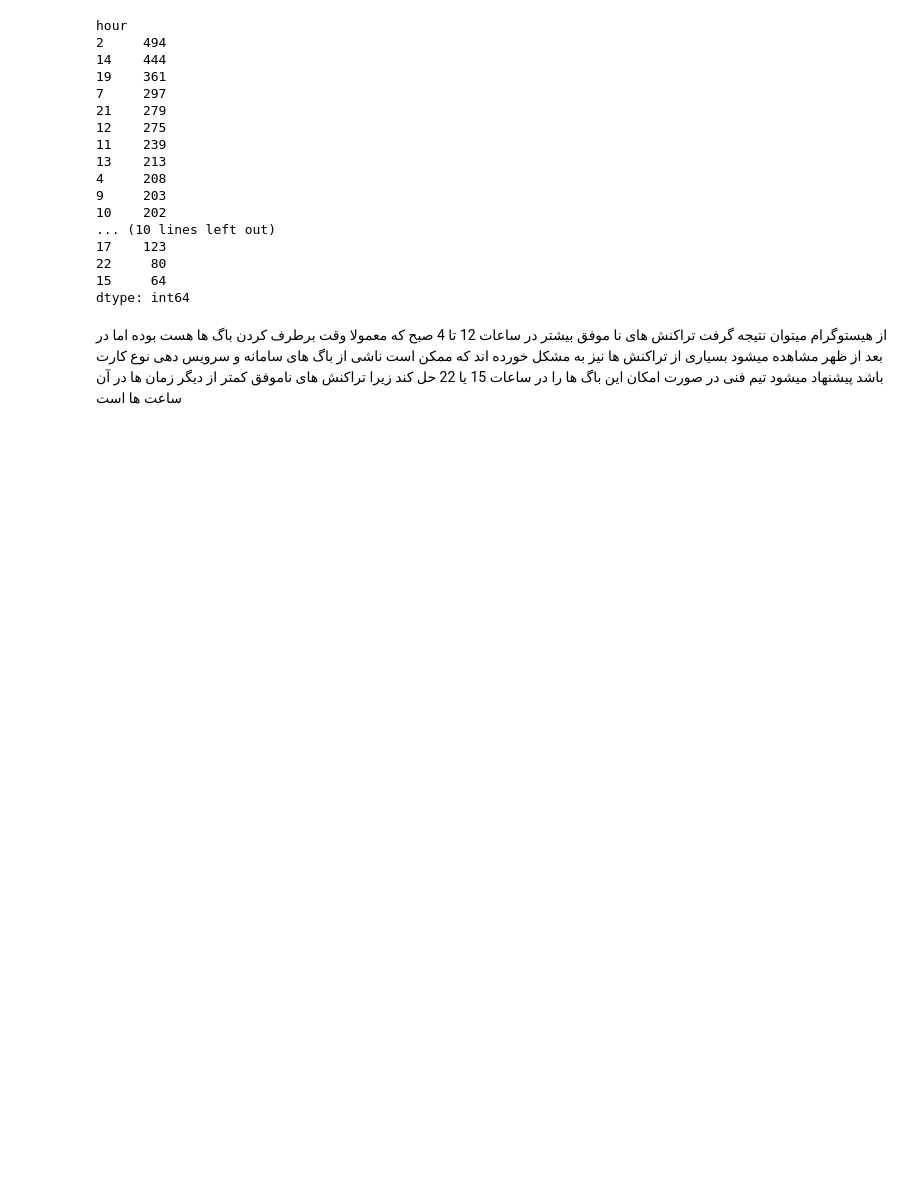
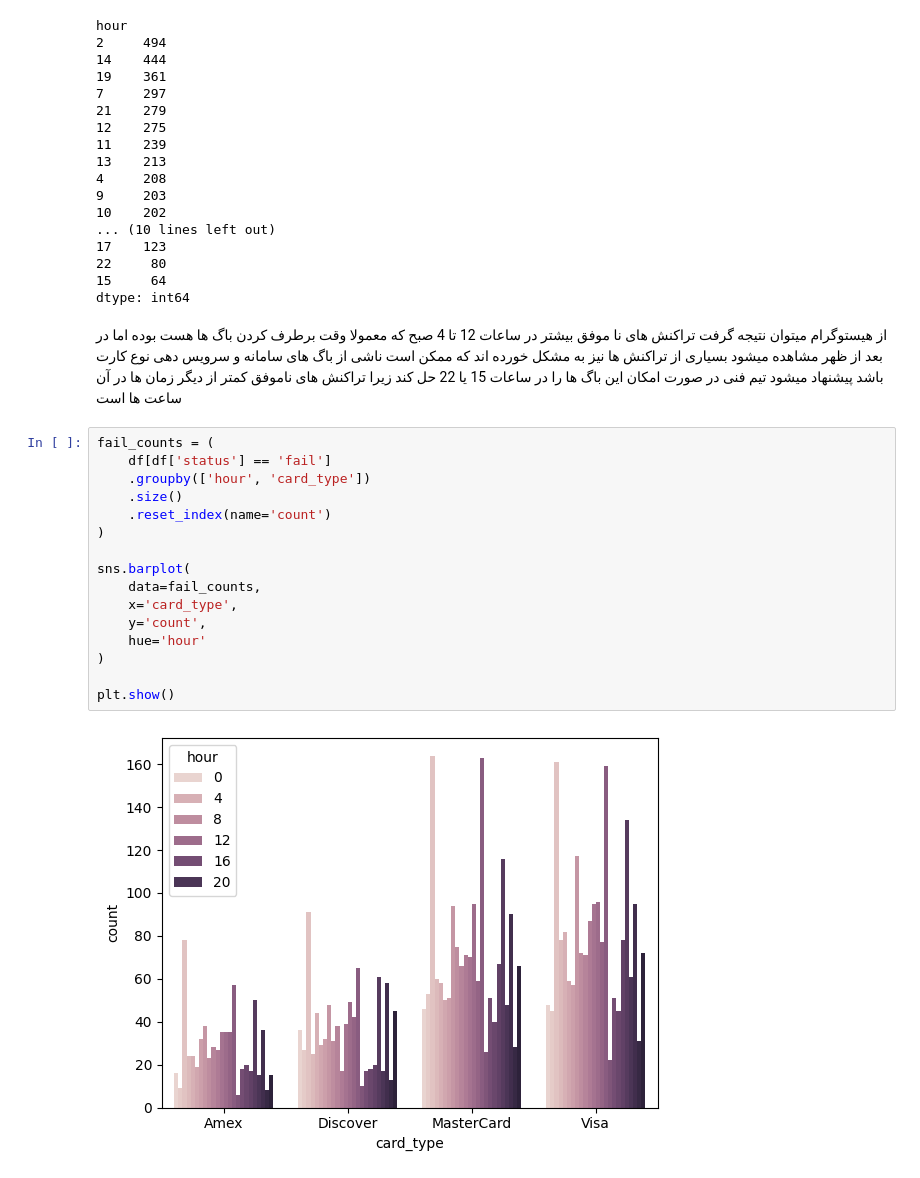
Before and after one commit to MRXLANTERN1390/IranianCustomer_Payment, a Jupyter notebook: NoteBook.ipynb, the cells around one changed output. Saved outputs shown, nothing was run; the diff lists cells and outputs as text; blank space fills up the shorter version.

Commit message:
transactions peak plot and insights

```diff
--- a/NoteBook.ipynb
+++ b/NoteBook.ipynb
@@ -508,3 +508,21 @@ dtype: int64
 # %% [markdown]
 از هیستوگرام میتوان نتیجه گرفت تراکنش های نا موفق بیشتر در ساعات 12 تا 4 صبح که معمولا وقت برطرف کردن باگ ها هست بوده اما در بعد از ظهر مشاهده میشود بسیاری از تراکنش ها نیز به مشکل خورده اند که ممکن است ناشی از باگ های سامانه و سرویس دهی نوع کارت باشد
 پیشنهاد میشود تیم فنی در صورت امکان این باگ ها را در ساعات 15 یا 22 حل کند زیرا تراکنش های ناموفق کمتر از دیگر زمان ها در آن ساعت ها است
+# %%
+fail_counts = (
+    df[df['status'] == 'fail']
+    .groupby(['hour', 'card_type'])
+    .size()
+    .reset_index(name='count')
+)
+
+sns.barplot(
+    data=fail_counts,
+    x='card_type',
+    y='count',
+    hue='hour'
+)
+
+plt.show()
+# %% [output]
+[figure, added]
```
Also changed, not shown: parts of 2 cells of this notebook.
